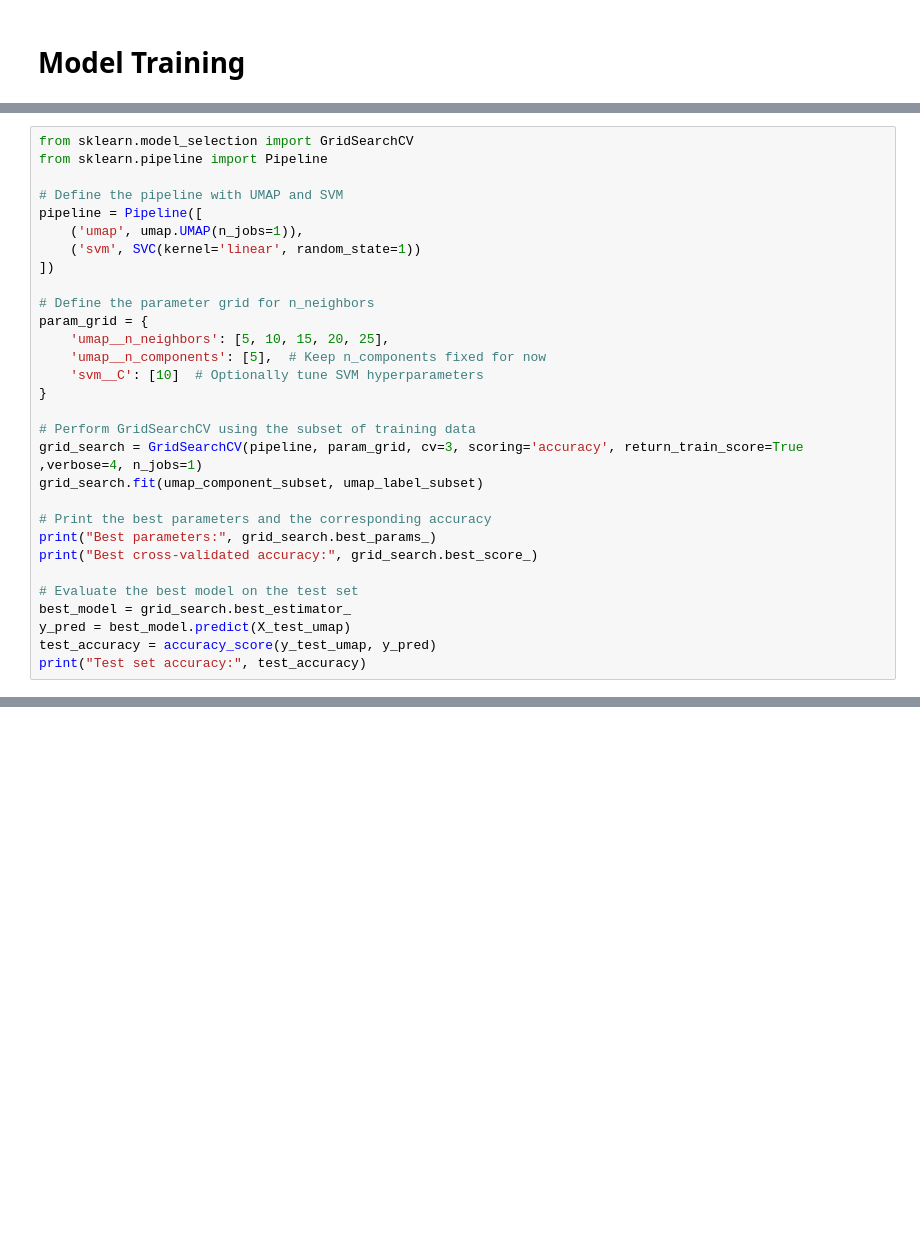
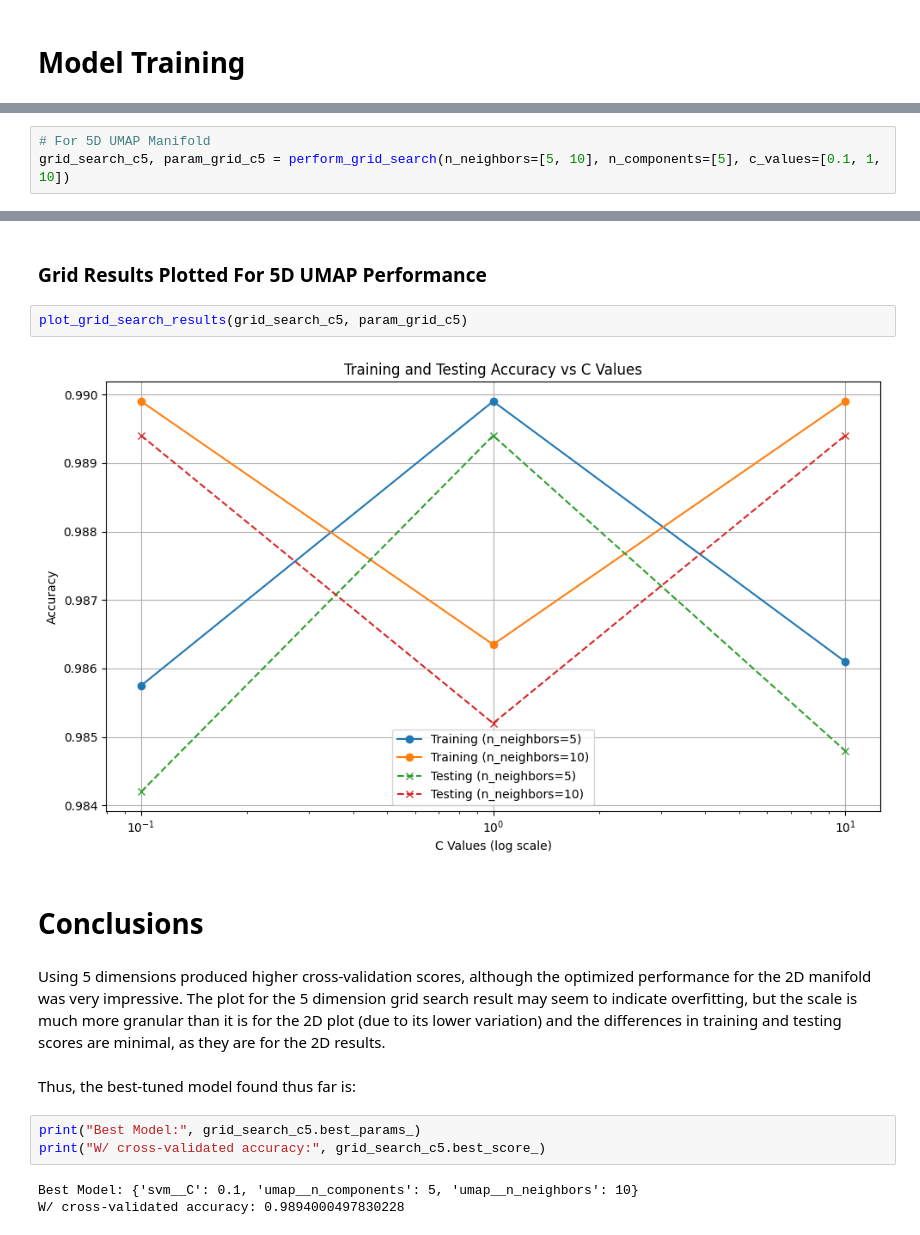
Before and after one commit to okquentin/ECCS_3401, a Jupyter notebook: final_project/project2.ipynb, the cells around one changed output, grey strips where cells are left out. Drawn from its saved outputs; the diff is of its cells as text; blank space fills up the shorter version.

```diff
--- a/final_project/project2.ipynb
+++ b/final_project/project2.ipynb
@@ -200,31 +363,4 @@ accuracy_score(y_pred, y_test)
 # %%
-from sklearn.model_selection import GridSearchCV
-from sklearn.pipeline import Pipeline
-
-# Define the pipeline with UMAP and SVM
-pipeline = Pipeline([
-    ('umap', umap.UMAP(n_jobs=1)),
-    ('svm', SVC(kernel='linear', random_state=1))
-])
-
-# Define the parameter grid for n_neighbors
-param_grid = {
-    'umap__n_neighbors': [5, 10, 15, 20, 25],
-    'umap__n_components': [5],  # Keep n_components fixed for now
-    'svm__C': [10]  # Optionally tune SVM hyperparameters
-}
-
-# Perform GridSearchCV using the subset of training data
-grid_search = GridSearchCV(pipeline, param_grid, cv=3, scoring='accuracy', return_train_score=True ,verbose=4, n_jobs=1)
-grid_search.fit(umap_component_subset, umap_label_subset)
-
-# Print the best parameters and the corresponding accuracy
-print("Best parameters:", grid_search.best_params_)
-print("Best cross-validated accuracy:", grid_search.best_score_)
-
-# Evaluate the best model on the test set
-best_model = grid_search.best_estimator_
-y_pred = best_model.predict(X_test_umap)
-test_accuracy = accuracy_score(y_test_umap, y_pred)
-print("Test set accuracy:", test_accuracy)
+# For 5D UMAP Manifold
+grid_search_c5, param_grid_c5 = perform_grid_search(n_neighbors=[5, 10], n_components=[5], c_values=[0.1, 1, 10])
 # %% [output]
@@ -231,0 +388,18 @@ Fitting 3 folds for each of 5 candidates, totalling 15 fits
+# %% [markdown]
+### Grid Results Plotted For 5D UMAP Performance
+# %%
+plot_grid_search_results(grid_search_c5, param_grid_c5)
+# %% [output]
+[figure, added]
+# %% [markdown]
+# Conclusions
+# %% [markdown]
+Using 5 dimensions produced higher cross-validation scores, although the optimized performance for the 2D manifold was very impressive. The plot for the 5 dimension grid search result may seem to indicate overfitting, but the scale is much more granular than it is for the 2D plot (due to its lower variation) and the differences in training and testing scores are minimal, as they are for the 2D results.
+# %% [markdown]
+Thus, the best-tuned model found thus far is:
+# %%
+print("Best Model:", grid_search_c5.best_params_)
+print("W/ cross-validated accuracy:", grid_search_c5.best_score_)
+# %% [output]
+Best Model: {'svm__C': 0.1, 'umap__n_components': 5, 'umap__n_neighbors': 10}
+W/ cross-validated accuracy: 0.9894000497830228
```
Also changed, not shown: parts of 24 cells of this notebook, 4 other files.
